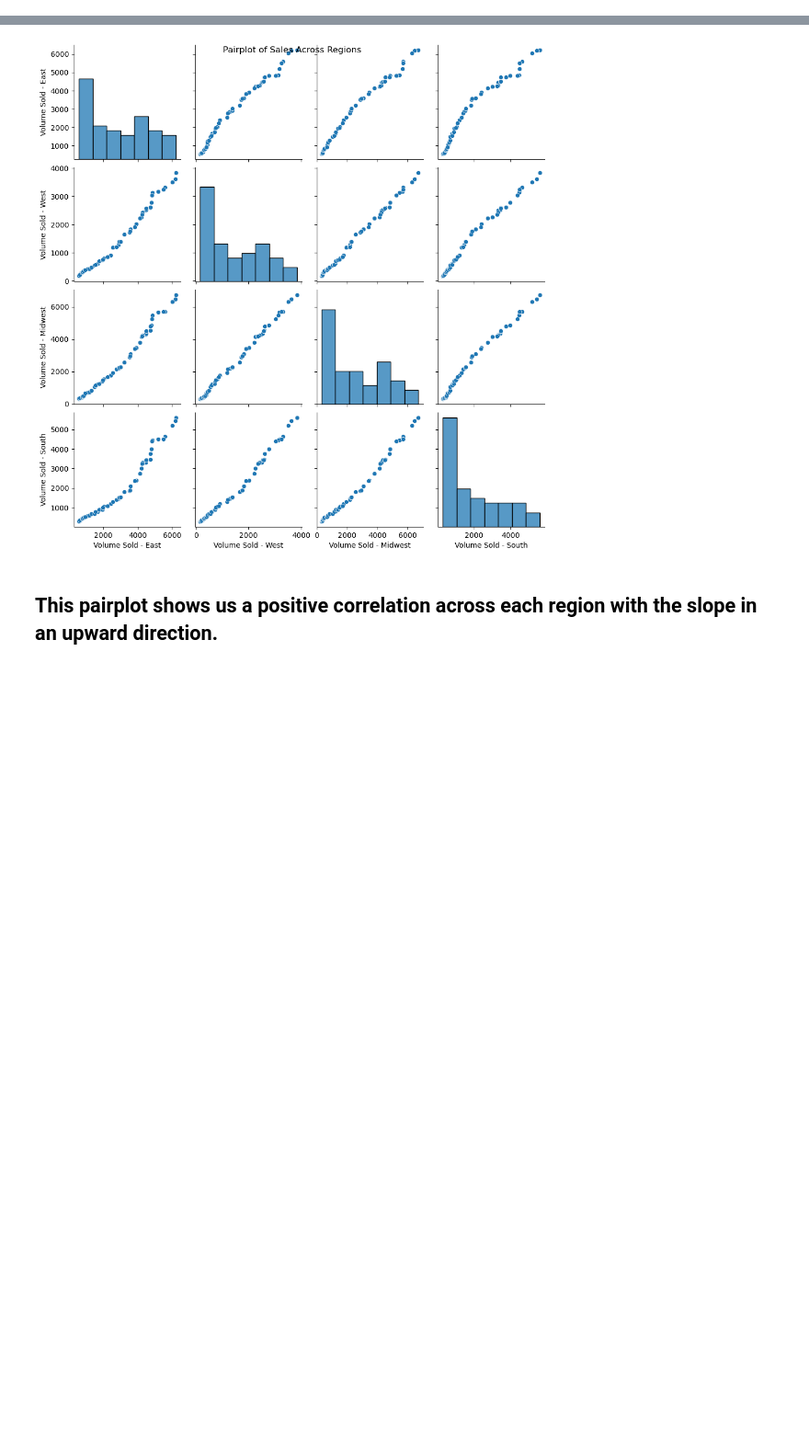
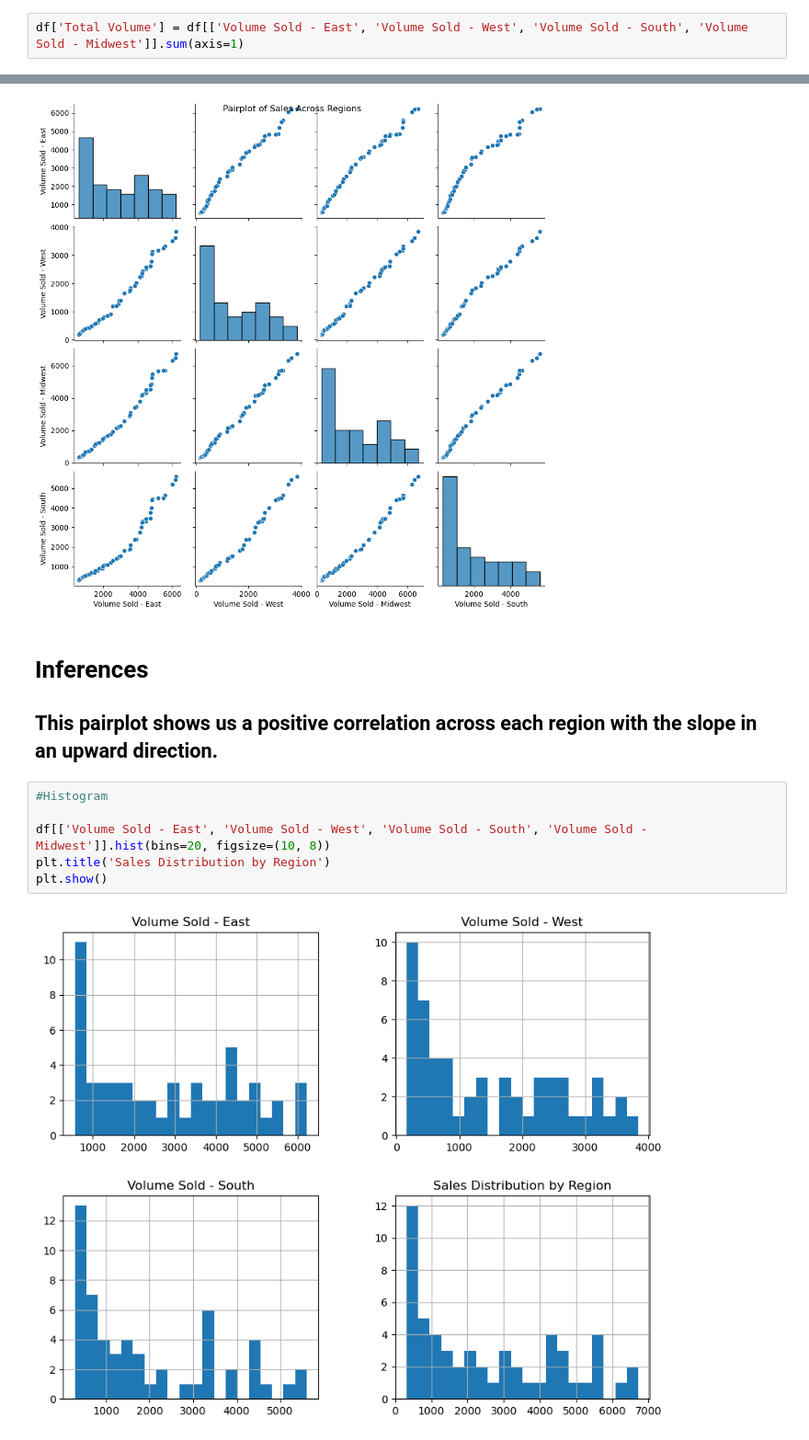
Before and after one commit to daryllalmeida/Drug-Forecasting, a Jupyter notebook: Mounjaro Forecasting Project.ipynb, the cells around one changed output, grey strips where cells are left out. Shown: that part at 92% size. Saved outputs shown, nothing was run; the diff lists cells and outputs as text; blank space fills up the shorter version.

```diff
--- a/Mounjaro Forecasting Project.ipynb
+++ b/Mounjaro Forecasting Project.ipynb
@@ -133,0 +137,2 @@ summary
+# %%
+df['Total Volume'] = df[['Volume Sold - East', 'Volume Sold - West', 'Volume Sold - South', 'Volume Sold - Midwest']].sum(axis=1)
@@ -163,4 +181,14 @@ plt.show()
 # %% [output]
 [figure]
 # %% [markdown]
+<h1> Inferences </h1>
+
 <h2> This pairplot shows us a positive correlation across each region with the slope in an upward direction. </h2>
+# %%
+#Histogram
+
+df[['Volume Sold - East', 'Volume Sold - West', 'Volume Sold - South', 'Volume Sold - Midwest']].hist(bins=20, figsize=(10, 8))
+plt.title('Sales Distribution by Region')
+plt.show()
+# %% [output]
+[figure, added]
```
Also changed, not shown: parts of 14 cells of this notebook.
